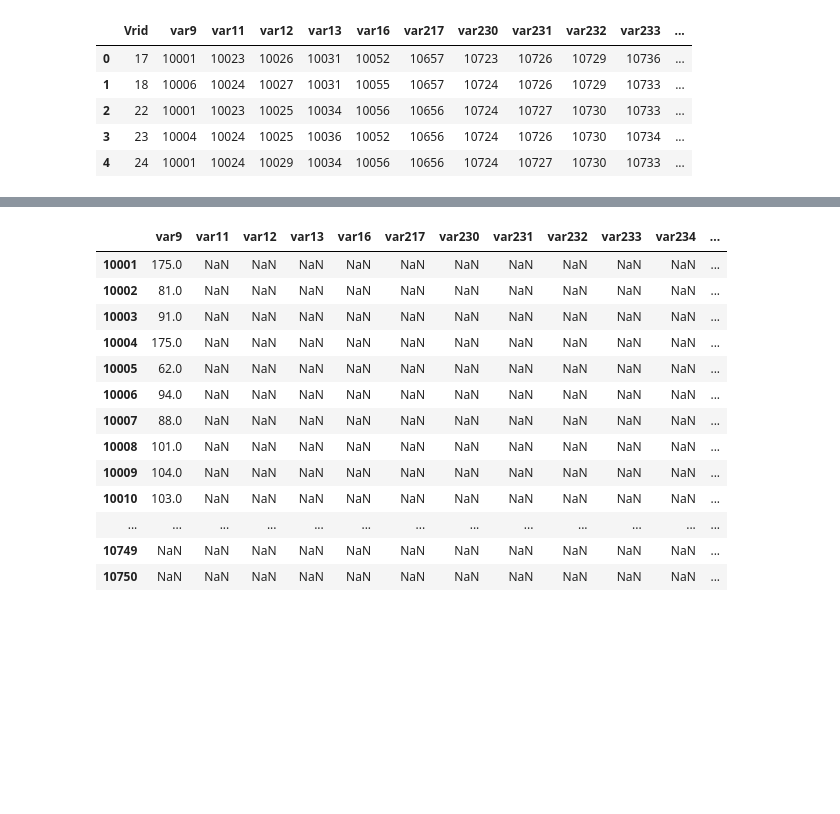
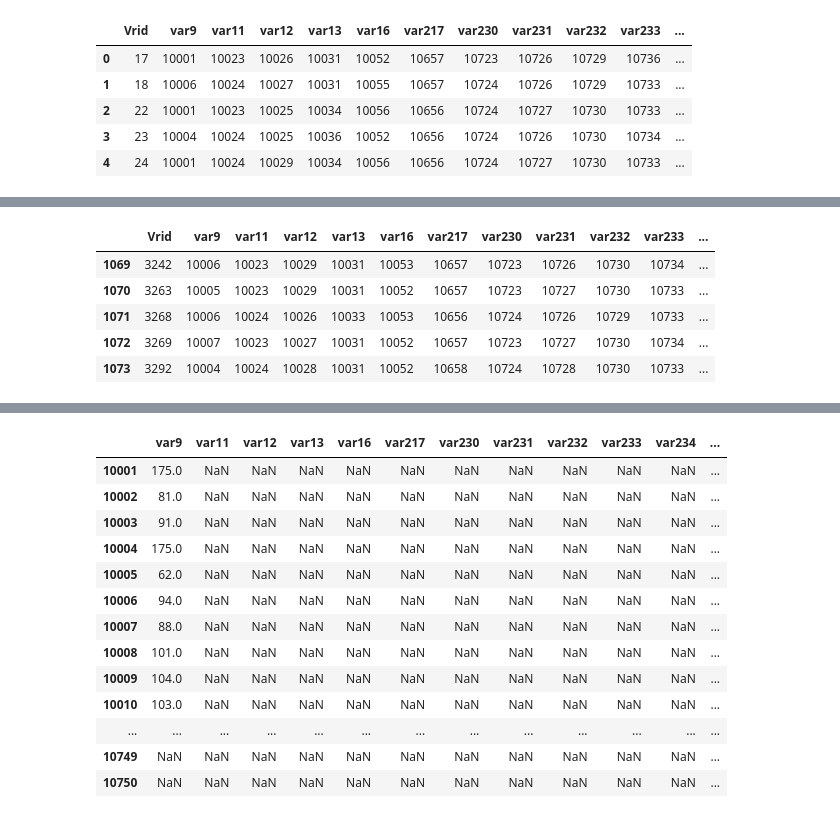
Before and after one commit to sarahrustan/Data-Transformation-Project, a Jupyter notebook: Data Transformation Project.ipynb, the cells around one changed output, grey strips where cells are left out. Saved outputs shown, nothing was run; the diff lists cells and outputs as text; code cells hidden in the pictures; blank space fills up the shorter version.

```diff
--- a/Data Transformation Project.ipynb
+++ b/Data Transformation Project.ipynb
@@ -49,0 +95,9 @@ ds.head()
+# %%
+ds.tail()
+# %% [output]
+|  | Vrid | var9 | var11 | var12 | var13 | var16 | var217 | var230 | var231 | var232 | var233 | ... |
+| 1069 | 3242 | 10006 | 10023 | 10029 | 10031 | 10053 | 10657 | 10723 | 10726 | 10730 | 10734 | ... |
+| 1070 | 3263 | 10005 | 10023 | 10029 | 10031 | 10052 | 10657 | 10723 | 10727 | 10730 | 10733 | ... |
+| 1071 | 3268 | 10006 | 10024 | 10026 | 10033 | 10053 | 10656 | 10724 | 10726 | 10729 | 10733 | ... |
+| 1072 | 3269 | 10007 | 10023 | 10027 | 10031 | 10052 | 10657 | 10723 | 10727 | 10730 | 10734 | ... |
+| 1073 | 3292 | 10004 | 10024 | 10028 | 10031 | 10052 | 10658 | 10724 | 10728 | 10730 | 10733 | ... |
```
Also changed, not shown: parts of 14 cells of this notebook, 1 other file.
